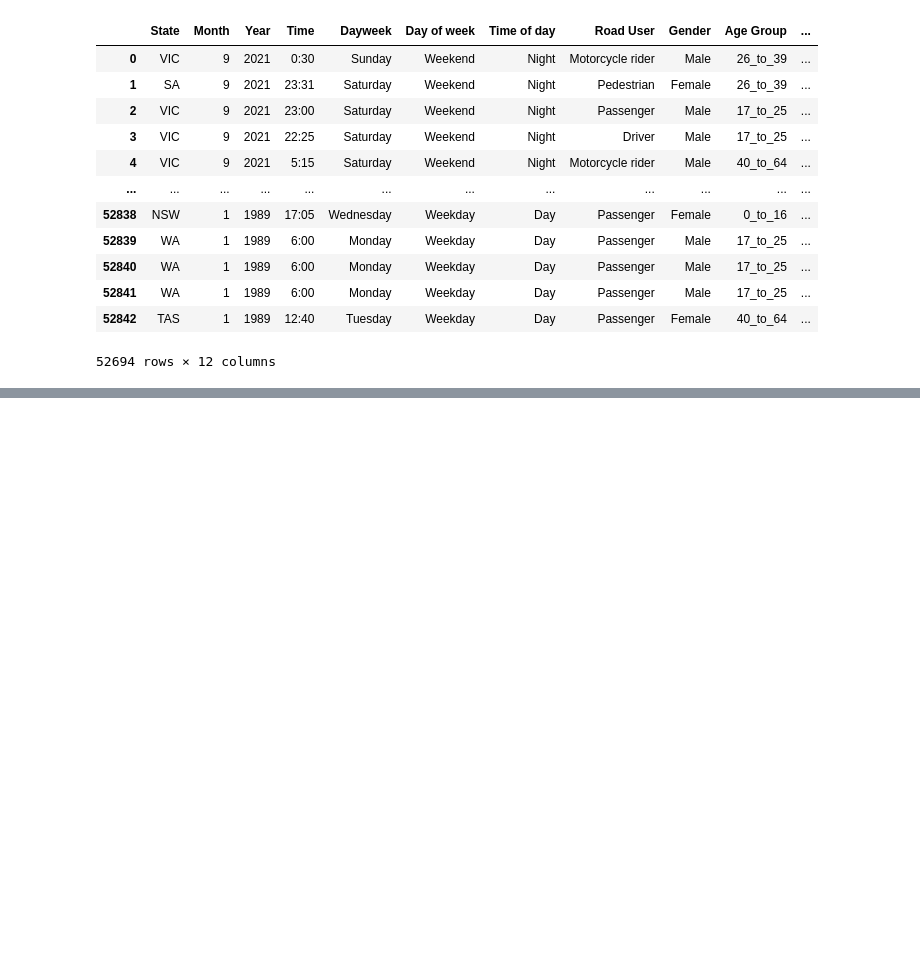
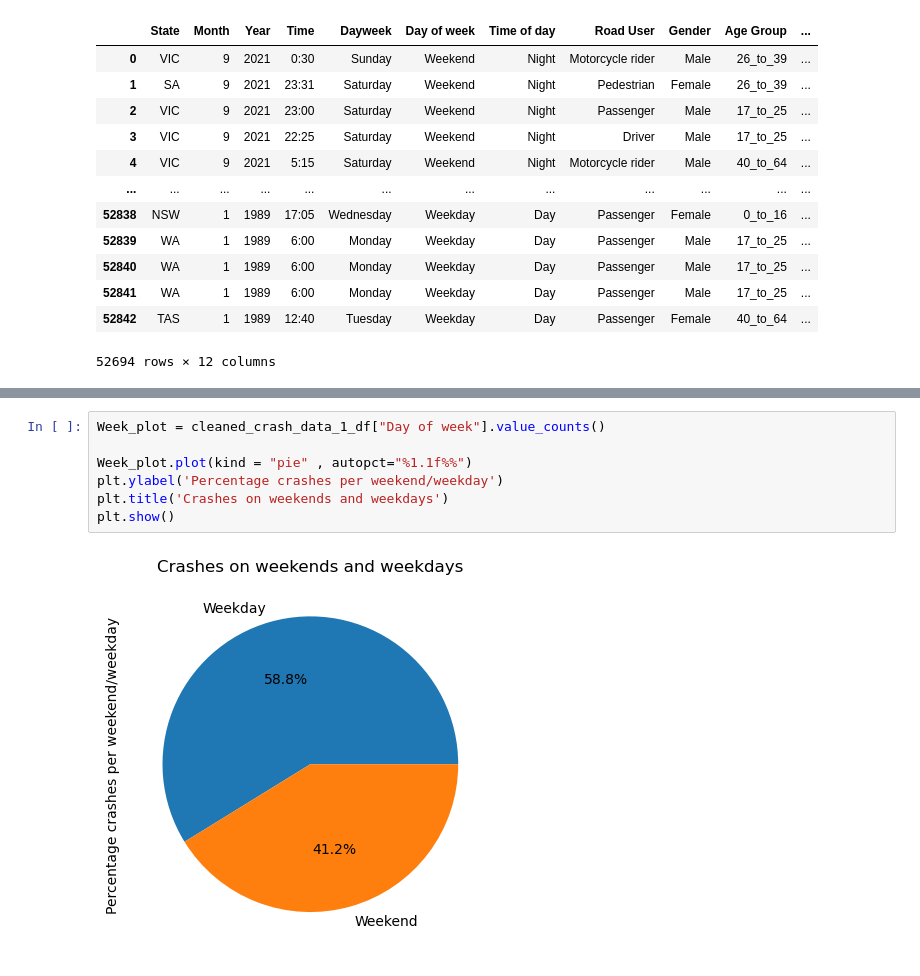
Before and after one commit to Kapedes/project-1-group-2, a Jupyter notebook: Project_1.ipynb, the cells around one changed output, grey strips where cells are left out. Cells and saved outputs as stored; diff of their text form; blank space fills up the shorter version.

```diff
--- a/Project_1.ipynb
+++ b/Project_1.ipynb
@@ -178,0 +237,9 @@ dtype: int64
+# %%
+Week_plot = cleaned_crash_data_1_df["Day of week"].value_counts()
+
+Week_plot.plot(kind = "pie" , autopct="%1.1f%%")
+plt.ylabel('Percentage crashes per weekend/weekday')
+plt.title('Crashes on weekends and weekdays')
+plt.show()
+# %% [output]
+[figure, added]
```
Also changed, not shown: parts of 11 cells of this notebook, 1 other file.
